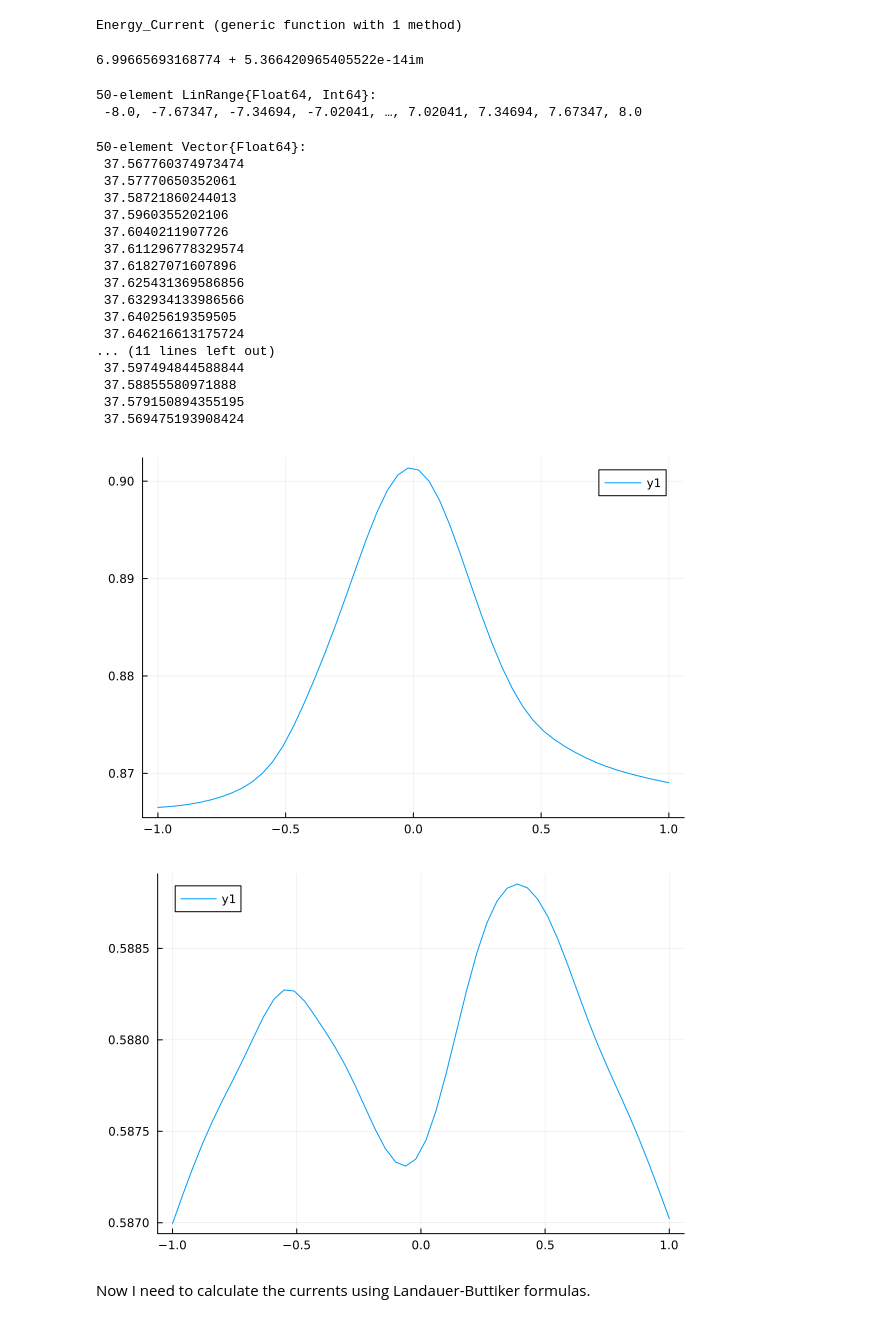
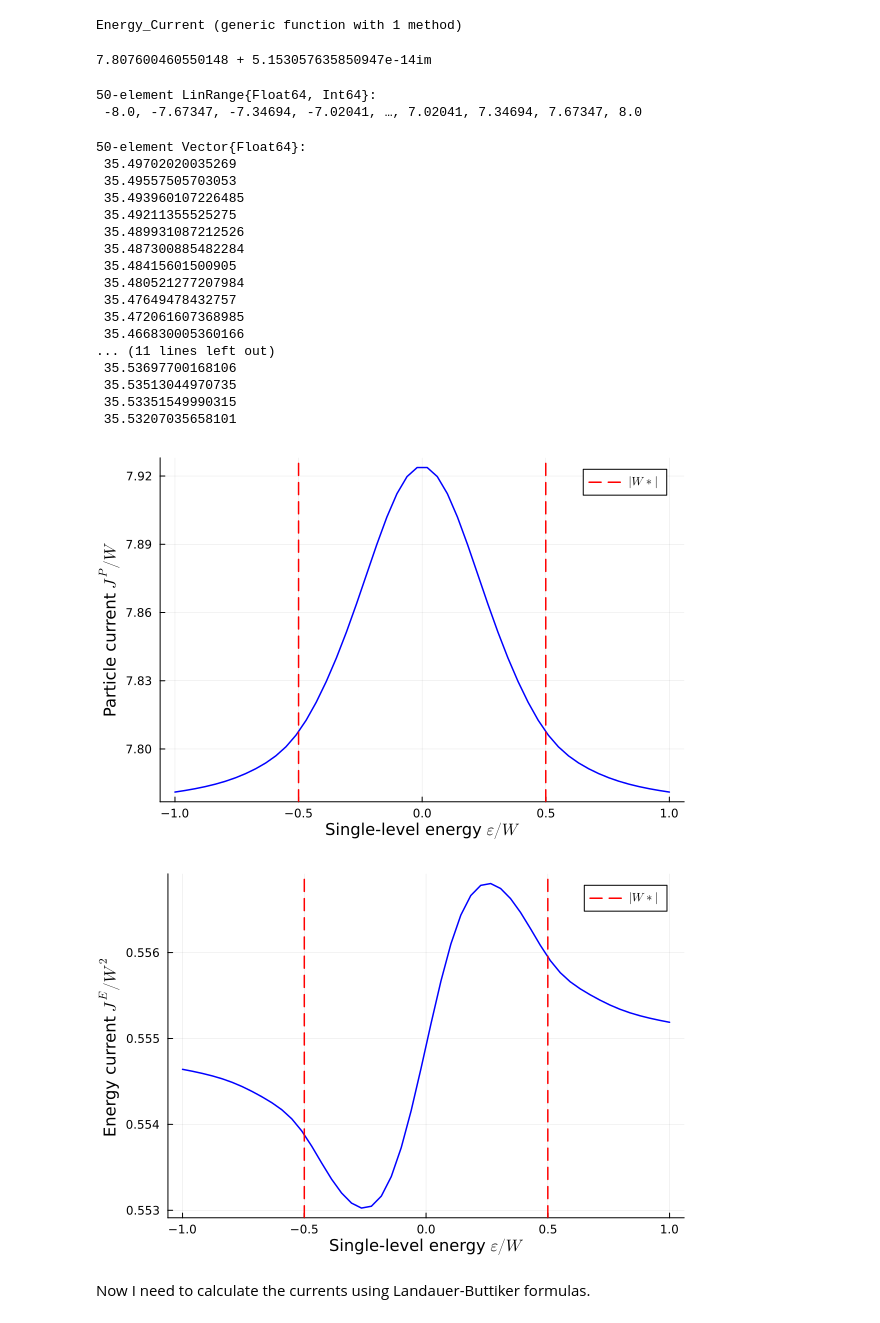
Before and after one commit to Joacop16/Tensor_Networks_for_Interacting_Quantum_Thermal_Machines, a Jupyter notebook: Main.ipynb, the cells around one changed output. Cells and saved outputs as stored; diff of their text form; code cells hidden in the pictures.

```diff
--- a/Main.ipynb
+++ b/Main.ipynb
@@ -227,7 +231,7 @@ function Particle_Current(ε, εk_array, Kp_array, Γ_plus, Γ_minus, fk_array_L
 
     current = 0
     for i=1:length(fk_array_L)
-        current += γk_array[i]*fk_array_L[i] - two_point_correlations(i,i, V, ε_matrix)
+        current += γk_array[i]*(fk_array_L[i] - two_point_correlations(i,i, V, ε_matrix))
     end
 
     return current
@@ -240,8 +244,8 @@ function Energy_Current(ε, εk_array, Kp_array, Γ_plus, Γ_minus, fk_array_L,
     L = length(fk_array_L)
     current = 0
     for i=1:L
-        current += γk_array[i]*εk_array[i]*fk_array_L[i] - two_point_correlations(i,i, V, ε_matrix)
-        current += 0.5*(γk_array[i]*Kp_array[i]*two_point_correlations(L+1,i, V, ε_matrix) + γk_array[i]*conj(Kp_array[i])*two_point_correlations(i, L+1, V, ε_matrix))
+        current += γk_array[i]*εk_array[i]*(fk_array_L[i] - two_point_correlations(i,i, V, ε_matrix))
+        current -= 0.5*(γk_array[i]*Kp_array[i]*two_point_correlations(L+1,i, V, ε_matrix) + γk_array[i]*conj(Kp_array[i])*two_point_correlations(i, L+1, V, ε_matrix))
     end
 
     return current
@@ -251,7 +255,7 @@ Energy_Current (generic function with 1 method)
 # %%
 Particle_Current(0.5*W, εk_array, Kp_array, Γ_plus, Γ_minus, fk_array_L, γk_array)
 # %% [output]
-6.99665693168774 + 5.366420965405522e-14im
+7.807600460550148 + 5.153057635850947e-14im
 # %%
 onsite_energies = LinRange(-1,1, 50)*W
 # %% [output]
@@ -262,30 +266,36 @@ JP_array = [abs(Particle_Current(ε, εk_array, Kp_array, Γ_plus, Γ_minus, fk_
 JE_array = [abs(Energy_Current(ε, εk_array, Kp_array, Γ_plus, Γ_minus, fk_array_L, γk_array)) for ε = onsite_energies]
 # %% [output]
 50-element Vector{Float64}:
- 37.567760374973474
- 37.57770650352061
- 37.58721860244013
- 37.5960355202106
- 37.6040211907726
- 37.611296778329574
- 37.61827071607896
- 37.625431369586856
- 37.632934133986566
- 37.64025619359505
- 37.646216613175724
+ 35.49702020035269
+ 35.49557505703053
+ 35.493960107226485
+ 35.49211355525275
+ 35.489931087212526
+ 35.487300885482284
+ 35.48415601500905
+ 35.480521277207984
+ 35.47649478432757
+ 35.472061607368985
+ 35.466830005360166
 ... (11 lines left out)
- 37.597494844588844
- 37.58855580971888
- 37.579150894355195
- 37.569475193908424
+ 35.53697700168106
+ 35.53513044970735
+ 35.53351549990315
+ 35.53207035658101
 # %%
-plot(onsite_energies/W, JP_array/W)
+plot(onsite_energies/W, JP_array,color = "blue", label = false, linewidth = 1.5)
+xlabel!("Single-level energy "*L"\epsilon / W")
+ylabel!("Particle current "*L"J^{P}/ W")
+vline!([-W_lin/W, W_lin/W], label = L"|W*|", color = "red", linewidth = 1.5, linestyle = :dash)
 # %% [output]
-[figure, old version]
+[figure, new version]
 # %%
-plot(onsite_energies/W, JE_array/(W^2))
+plot(onsite_energies/W, JE_array/(W^2),color = "blue", label = false, linewidth = 1.5)
+xlabel!("Single-level energy "*L"\epsilon / W")
+ylabel!("Energy current "*L"J^{E}/ W^{2}")
+vline!([-W_lin/W, W_lin/W], label = L"|W*|", color = "red", linewidth = 1.5, linestyle = :dash)
 # %% [output]
-[figure, old version]
+[figure, new version]
 # %% [markdown]
 Now I need to calculate the currents using Landauer-Buttiker formulas.
 # %%
```
Also changed, not shown: parts of 6 cells of this notebook.
